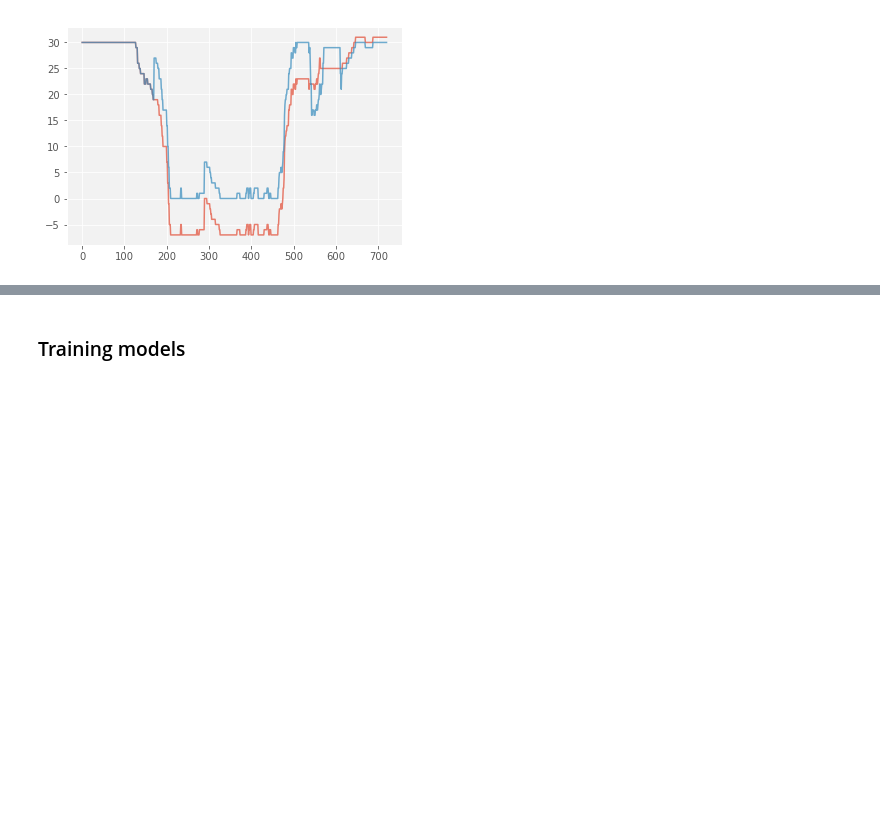
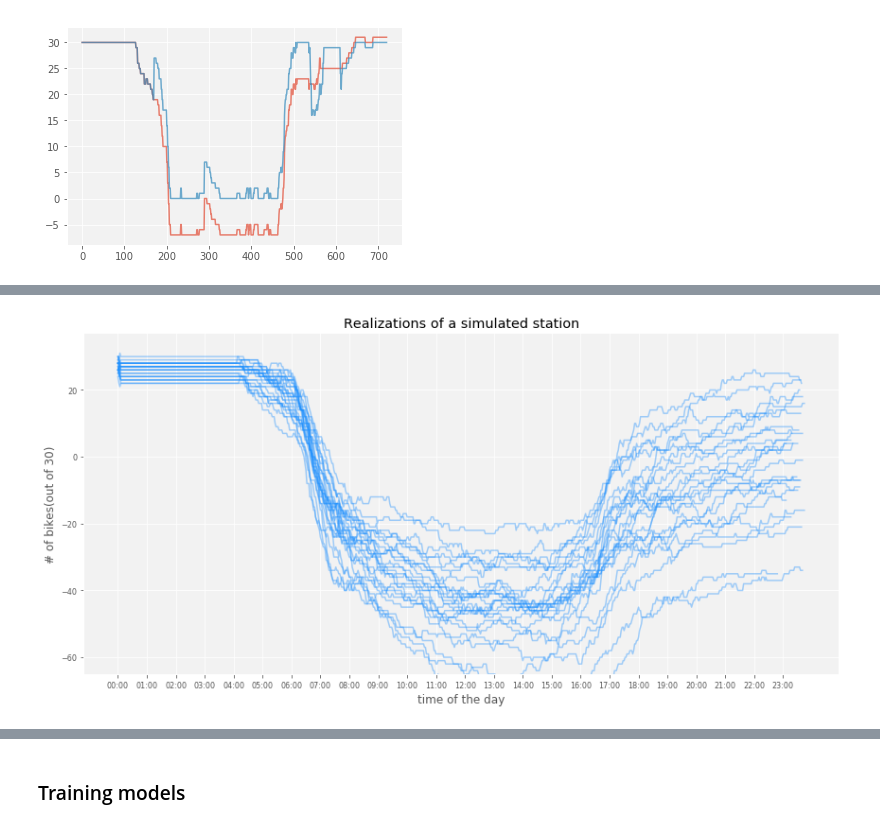
Before and after one commit to msgolovina/bss_project, a Jupyter notebook: working_file.ipynb, the cells around one changed output, grey strips where cells are left out. Saved outputs shown, nothing was run; the diff lists cells and outputs as text; code cells hidden in the pictures; blank space fills up the shorter version.

```diff
--- a/working_file.ipynb
+++ b/working_file.ipynb
@@ -535,0 +582,22 @@ def generate_times_opt(rate_function,max_t,delta):
+# %%
+inds = [x for subset in inds for x in subset]
+realizations = [x for subset in realizations for x in subset]
+realizations = pd.Series(realizations)
+realizations.index = inds
+# %%
+fig, ax = plt.subplots(1,1,figsize=(12,6))
+days = np.unique(realizations.index.date)
+for day in days:
+    plt.plot(realizations[realizations.index.date == day].values, alpha = .4, color = 'dodgerblue')
+xticks = range(0, 720, 30)
+xticks_labels = ["%02d:%02d" % divmod(i*2, 60) for i in [int(tick) for tick in xticks]]
+ax.set_xticks(xticks)
+ax.set_xticklabels(xticks_labels)
+ax.tick_params(axis = 'both', labelsize = 8)
+ax.set_title('Realizations of a simulated station')
+ax.set_xlabel('time of the day')
+ax.set_ylabel('# of bikes(out of 30)')
+ax.set_ylim(-65,37)
+plt.tight_layout();
+# %% [output]
+[figure, added]
```
Also changed, not shown: parts of 19 cells of this notebook, 3 other files.
